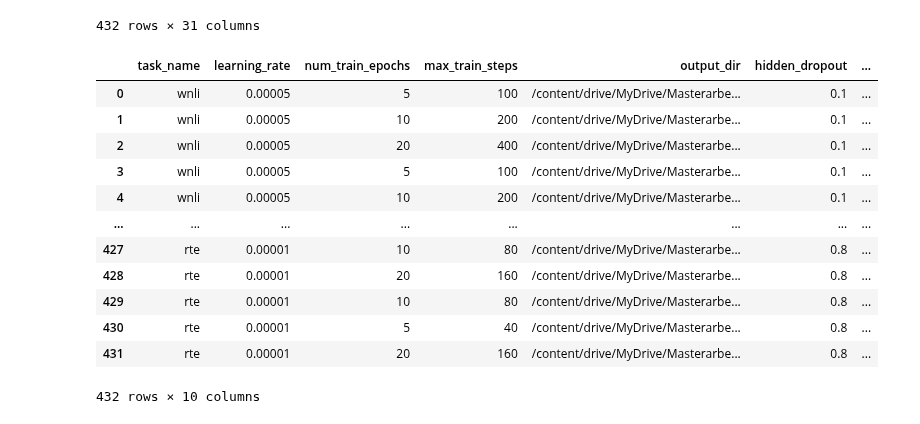
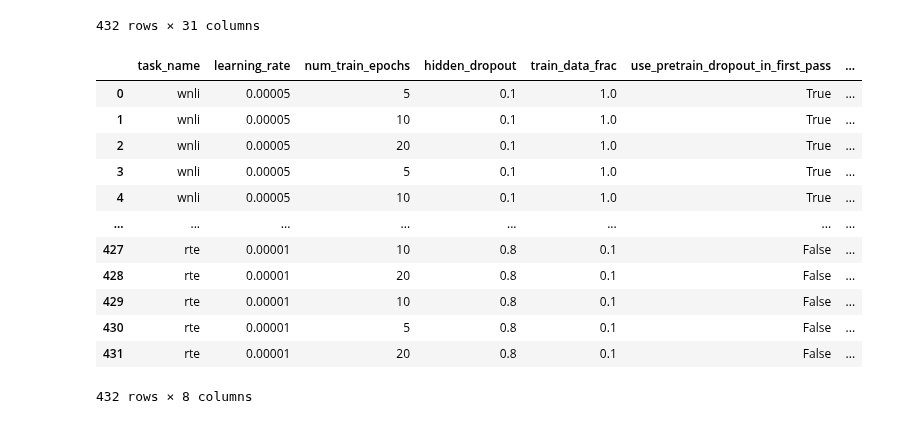
Before and after one commit to Ricu/fantastic-umbrella, a Jupyter notebook: collect_results.ipynb, the cells around one changed output. Cells and saved outputs as stored; diff of their text form; code cells hidden in the pictures.

```diff
--- a/collect_results.ipynb
+++ b/collect_results.ipynb
@@ -54,21 +54,21 @@ df
 432 rows × 31 columns
 # %%
 keep = [c for c in list(df) if len(df[c].unique()) > 1]
-df_small = df[keep]
+df_small = df[keep].drop(["max_train_steps","output_dir"],axis=1)
 df_small
 # %% [output]
-|  | task_name | learning_rate | num_train_epochs | max_train_steps | output_dir | hidden_dropout | ... |
-| 0 | wnli | 0.00005 | 5 | 100 | /content/drive/MyDrive/Masterarbe... | 0.1 | ... |
-| 1 | wnli | 0.00005 | 10 | 200 | /content/drive/MyDrive/Masterarbe... | 0.1 | ... |
-| 2 | wnli | 0.00005 | 20 | 400 | /content/drive/MyDrive/Masterarbe... | 0.1 | ... |
-| 3 | wnli | 0.00005 | 5 | 100 | /content/drive/MyDrive/Masterarbe... | 0.1 | ... |
-| 4 | wnli | 0.00005 | 10 | 200 | /content/drive/MyDrive/Masterarbe... | 0.1 | ... |
+|  | task_name | learning_rate | num_train_epochs | hidden_dropout | train_data_frac | use_pretrain_dropout_in_first_pass | ... |
+| 0 | wnli | 0.00005 | 5 | 0.1 | 1.0 | True | ... |
+| 1 | wnli | 0.00005 | 10 | 0.1 | 1.0 | True | ... |
+| 2 | wnli | 0.00005 | 20 | 0.1 | 1.0 | True | ... |
+| 3 | wnli | 0.00005 | 5 | 0.1 | 1.0 | True | ... |
+| 4 | wnli | 0.00005 | 10 | 0.1 | 1.0 | True | ... |
 | ... | ... | ... | ... | ... | ... | ... | ... |
-| 427 | rte | 0.00001 | 10 | 80 | /content/drive/MyDrive/Masterarbe... | 0.8 | ... |
-| 428 | rte | 0.00001 | 20 | 160 | /content/drive/MyDrive/Masterarbe... | 0.8 | ... |
-| 429 | rte | 0.00001 | 10 | 80 | /content/drive/MyDrive/Masterarbe... | 0.8 | ... |
-| 430 | rte | 0.00001 | 5 | 40 | /content/drive/MyDrive/Masterarbe... | 0.8 | ... |
-| 431 | rte | 0.00001 | 20 | 160 | /content/drive/MyDrive/Masterarbe... | 0.8 | ... |
+| 427 | rte | 0.00001 | 10 | 0.8 | 0.1 | False | ... |
+| 428 | rte | 0.00001 | 20 | 0.8 | 0.1 | False | ... |
+| 429 | rte | 0.00001 | 10 | 0.8 | 0.1 | False | ... |
+| 430 | rte | 0.00001 | 5 | 0.8 | 0.1 | False | ... |
+| 431 | rte | 0.00001 | 20 | 0.8 | 0.1 | False | ... |
-432 rows × 10 columns
+432 rows × 8 columns
 # %%
 df_small.to_csv(".\\runs\\summary.csv")
```
Also changed, not shown: parts of 9 cells of this notebook, 5 other files.
